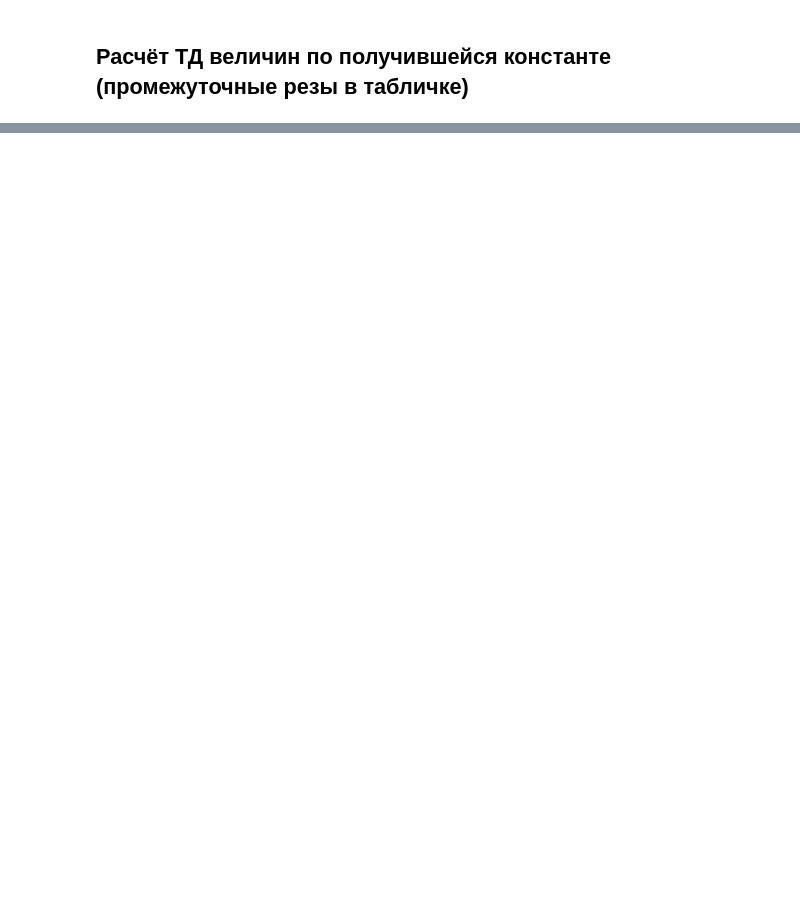
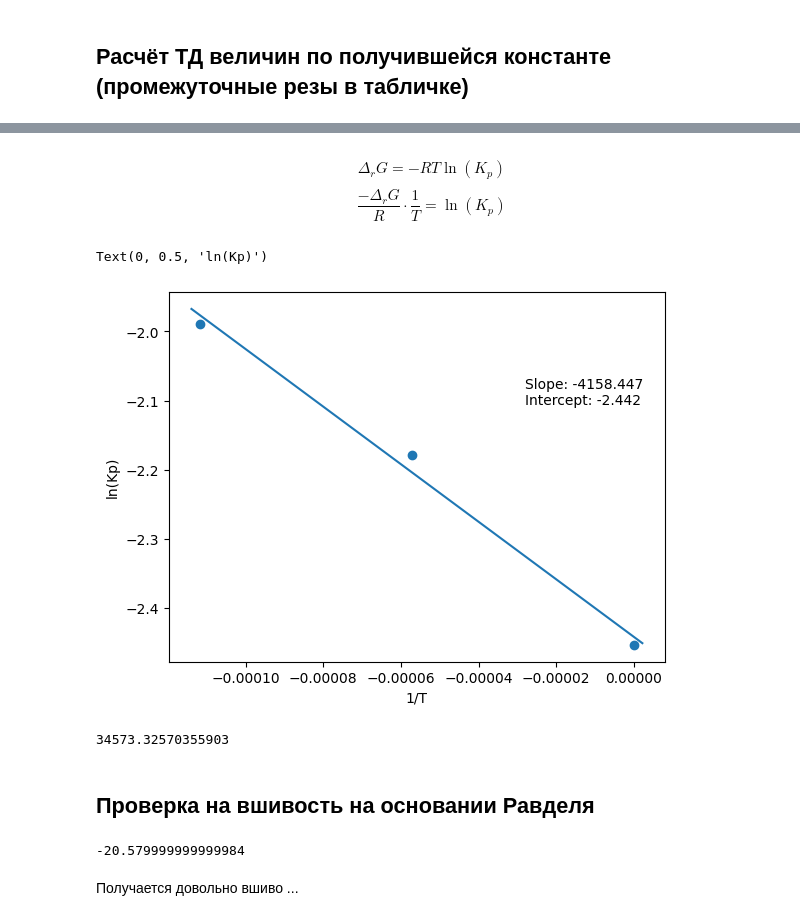
Before and after one commit to a-for-short/labs, a Jupyter notebook: thermod/ГХ-1/isopropanol-rethought.ipynb, the cells around one changed output, grey strips where cells are left out. Cells and saved outputs as stored; diff of their text form; code cells hidden in the pictures; blank space fills up the shorter version.

```diff
--- a/thermod/ГХ-1/isopropanol-rethought.ipynb
+++ b/thermod/ГХ-1/isopropanol-rethought.ipynb
@@ -29,6 +77,11 @@ p_isopr = 0.01051 #bar
 # %% [markdown]
 ## Расчёт ТД величин по получившейся константе (промежуточные резы в табличке)
 # %%
-K_p_res = np.array([ 0.0860, 0.1131, 0.1368])
+K_p_emp = np.array([ 0.0860, 0.1131, 0.1368])
 T = np.array([140, 150, 160])
 T = T + 273.15
+T_0 = T[0] #Возьмём за стандарт T = 140
+K_p_0 = K_p_emp[0]
+
+K_p_emp_norm = K_p_emp / K_p_0
+T_1000 = 1 / T - 1 / T_0
@@ -40,0 +88,18 @@ LinregressResult(slope=4.158446680726365, intercept=-7.6236439515868675, rvalue=
+# %% [markdown]
+$$\Delta_rG=-RT\ln(K_p)$$
+$$\frac{-\Delta_rG}{R}\cdot\frac{1}{T} = \ln(K_p)$$
+# %%
+plot_lin_fit(T_1000, np.log(K_p_emp))
+plt.scatter(T_1000, np.log(K_p_emp))
+plt.xlabel('1/T')
+plt.ylabel('ln(Kp)')
+# %% [output]
+Text(0, 0.5, 'ln(Kp)')
+[figure, added]
+# %%
+d_r_G = linregress(T_1000, np.log(K_p_emp))[0]*(-8.314)
+d_r_G
+# %% [output]
+34573.32570355903
+# %% [markdown]
+## Проверка на вшивость на основании Равделя
@@ -40,0 +116,6 @@ LinregressResult(slope=4.158446680726365, intercept=-7.6236439515868675, rvalue=
+# %%
+-173.63 + 153.05
+# %% [output]
+-20.579999999999984
+# %% [markdown]
+Получается довольно вшиво ...
```
Also changed, not shown: parts of 15 cells of this notebook.
